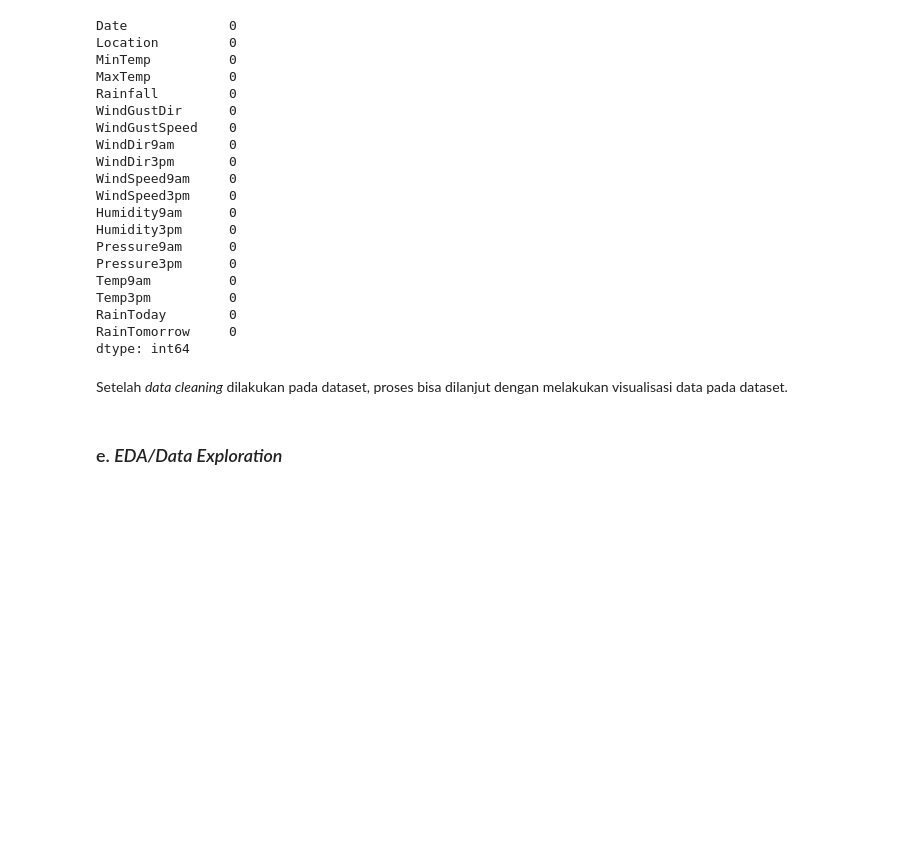
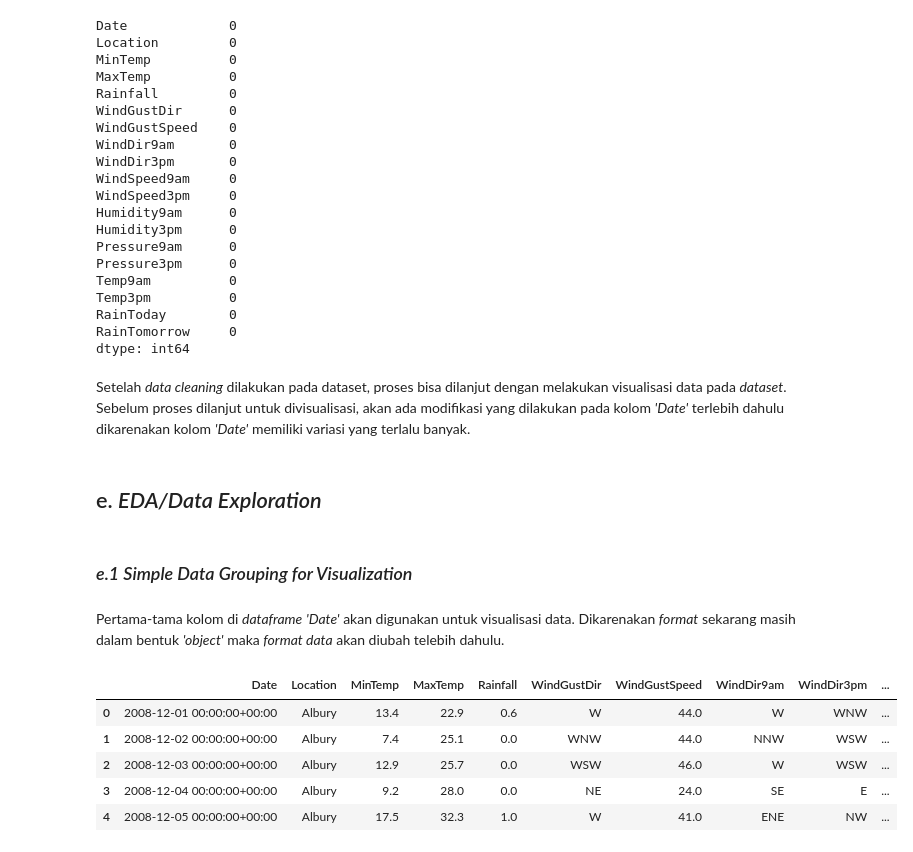
Before and after one commit to vincenta1206519/Hacktiv8_FinalProject, a Jupyter notebook: Final Project 2/PYTN_KampusMerdeka_fp2_Kelompok9.ipynb, the cells around one changed output. Saved outputs shown, nothing was run; the diff lists cells and outputs as text; code cells hidden in the pictures; blank space fills up the shorter version.

```diff
--- a/Final Project 2/PYTN_KampusMerdeka_fp2_Kelompok9.ipynb
+++ b/Final Project 2/PYTN_KampusMerdeka_fp2_Kelompok9.ipynb
@@ -272,6 +278,21 @@ RainToday        0
 RainTomorrow     0
 dtype: int64
 # %% [markdown]
-Setelah *data cleaning* dilakukan pada dataset, proses bisa dilanjut dengan melakukan visualisasi data pada dataset.
+Setelah *data cleaning* dilakukan pada dataset, proses bisa dilanjut dengan melakukan visualisasi data pada *dataset*. Sebelum proses dilanjut untuk divisualisasi, akan ada modifikasi yang dilakukan pada kolom *'Date'* terlebih dahulu dikarenakan kolom *'Date'* memiliki variasi yang terlalu banyak.
 # %% [markdown]
-### e. *EDA/Data Exploration*
+## e. *EDA/Data Exploration*
+# %% [markdown]
+### *e.1 Simple Data Grouping for Visualization*
+# %% [markdown]
+Pertama-tama kolom di *dataframe* *'Date'* akan digunakan untuk visualisasi data. Dikarenakan *format* sekarang masih dalam bentuk *'object'* maka *format data* akan diubah telebih dahulu.
+# %%
+# Change 'Date' to datetime data type
+df['Date'] = pd.to_datetime(df['Date'], format="%Y-%m-%d", utc=True)
+df.head()
+# %% [output]
+|  | Date | Location | MinTemp | MaxTemp | Rainfall | WindGustDir | WindGustSpeed | WindDir9am | WindDir3pm | ... |
+| 0 | 2008-12-01 00:00:00+00:00 | Albury | 13.4 | 22.9 | 0.6 | W | 44.0 | W | WNW | ... |
+| 1 | 2008-12-02 00:00:00+00:00 | Albury | 7.4 | 25.1 | 0.0 | WNW | 44.0 | NNW | WSW | ... |
+| 2 | 2008-12-03 00:00:00+00:00 | Albury | 12.9 | 25.7 | 0.0 | WSW | 46.0 | W | WSW | ... |
+| 3 | 2008-12-04 00:00:00+00:00 | Albury | 9.2 | 28.0 | 0.0 | NE | 24.0 | SE | E | ... |
+| 4 | 2008-12-05 00:00:00+00:00 | Albury | 17.5 | 32.3 | 1.0 | W | 41.0 | ENE | NW | ... |
```
Also changed, not shown: parts of 35 cells of this notebook.
